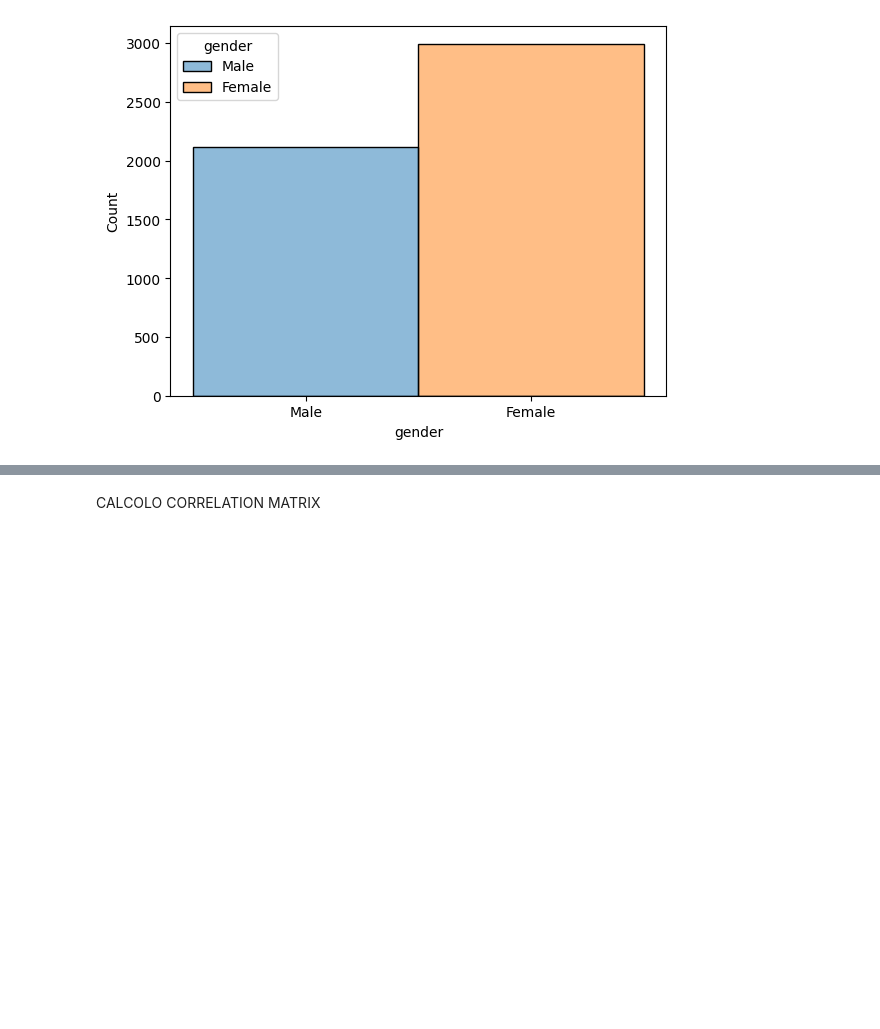
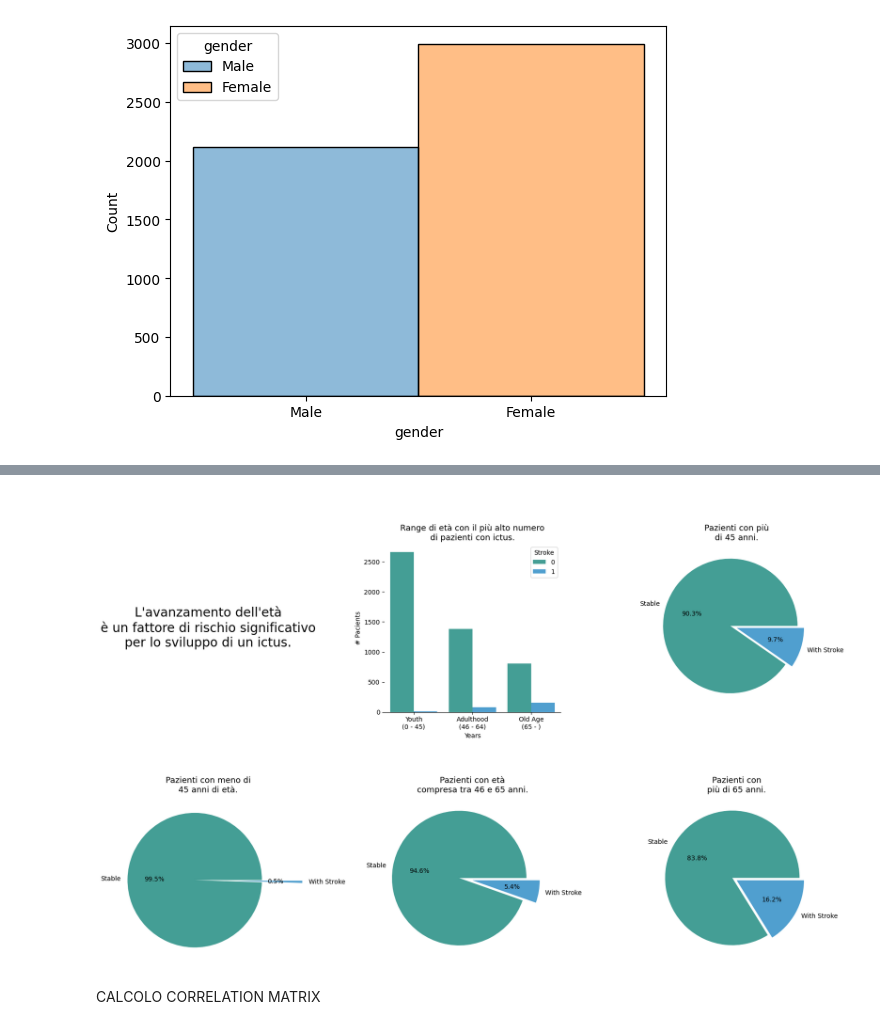
Before and after one commit to Daniele-00/Progetto-MachineLearning, a Jupyter notebook: ProgettoStroke/progettoML.ipynb, the cells around one changed output, grey strips where cells are left out. Cells and saved outputs as stored; diff of their text form; code cells hidden in the pictures; blank space fills up the shorter version.

Commit message:
Add plot

```diff
--- a/ProgettoStroke/progettoML.ipynb
+++ b/ProgettoStroke/progettoML.ipynb
@@ -23,6 +28,10 @@ from sklearn.preprocessing import MinMaxScaler
 from statsmodels.stats.outliers_influence import variance_inflation_factor
 from sklearn.model_selection import train_test_split
 
+# Color Palette.
+palette = sns.husl_palette(h=.5)
+palette_matrix = sns.color_palette("light:#5A9", as_cmap=True)
+
 #Lettura file CSV (nostro dataset)
 ds_stroke = pd.read_csv('dataset/healthcare-dataset-stroke-data.csv' ,\
      index_col = False , sep=',')
@@ -121,3 +139,90 @@ sns.histplot(data=ds_stroke , hue="gender" , x = 'gender')
+# %%
+# Categorizzazione dell'età
+ds_stroke['age_range'] = pd.cut(ds_stroke['age'], bins=[0, 46, 65, np.inf], include_lowest=True,
+                             labels=["Youth\n(0 - 45)", "Adulthood\n(46 - 64)", "Old Age\n(65 - )"])
+
+ds_stroke['old_age'] = pd.cut(ds_stroke['age'], bins=[0, 46, np.inf], include_lowest=True,
+                             labels=["Youth", "Adulthood & Old Age"])
+
+# Adulthood & Old Age.
+adul_old = len(ds_stroke.loc[(ds_stroke['old_age'] == "Adulthood & Old Age") & (ds_stroke['stroke'] == 0)])
+adul_old_stroke = len(ds_stroke.loc[(ds_stroke['old_age'] == "Adulthood & Old Age") & (ds_stroke['stroke'] == 1)])
+adul_old_total = len(ds_stroke.loc[(ds_stroke['old_age'] == "Adulthood & Old Age")])
+adul_old = round((adul_old / adul_old_total) * 100, 2)
+adul_old_stroke = round((adul_old_stroke / adul_old_total) * 100, 2)
+patients_adul_old = [adul_old, adul_old_stroke]
+
+# Youth.
+youth = len(ds_stroke.loc[(ds_stroke['age_range'] == "Youth\n(0 - 45)") & (ds_stroke['stroke'] == 0)])
+youth_stroke = len(ds_stroke.loc[(ds_stroke['age_range'] == "Youth\n(0 - 45)") & (ds_stroke['stroke'] == 1)])
+youth_total = len(ds_stroke.loc[(ds_stroke['age_range'] == "Youth\n(0 - 45)")])
+youth = round((youth / youth_total) * 100, 2)
+youth_stroke = round((youth_stroke / youth_total) * 100, 2)
+patients_youth = [youth, youth_stroke]
+
+# Adulthood.
+adul = len(ds_stroke.loc[(ds_stroke['age_range'] == "Adulthood\n(46 - 64)") & (ds_stroke['stroke'] == 0)])
+adul_stroke = len(ds_stroke.loc[(ds_stroke['age_range'] == "Adulthood\n(46 - 64)") & (ds_stroke['stroke'] == 1)])
+adul_total = len(ds_stroke.loc[(ds_stroke['age_range'] == "Adulthood\n(46 - 64)")])
+adul = round((adul / adul_total) * 100, 2)
+adul_stroke = round((adul_stroke / adul_total) * 100, 2)
+patients_adul = [adul, adul_stroke]
+
+# Old Age.
+old = len(ds_stroke.loc[(ds_stroke['age_range'] == "Old Age\n(65 - )") & (ds_stroke['stroke'] == 0)])
+old_stroke = len(ds_stroke.loc[(ds_stroke['age_range'] == "Old Age\n(65 - )") & (ds_stroke['stroke'] == 1)])
+old_total = len(ds_stroke.loc[(ds_stroke['age_range'] == "Old Age\n(65 - )")])
+old = round((old / old_total) * 100, 2)
+old_stroke = round((old_stroke / old_total) * 100, 2)
+patients_old = [old, old_stroke]
+
+# Plot
+fig = plt.figure(figsize=(20,12))
+gs = fig.add_gridspec(2,3)
+gs.update(wspace=0.5, hspace=0.5)
+
+# Plot Title
+ax0 = fig.add_subplot(gs[0,0])
+ax0.text(0.5,0.5,"L'avanzamento dell'età\nè un fattore di rischio significativo\nper lo sviluppo di un ictus.",
+         fontsize=20, horizontalalignment='center', verticalalignment='center')
+ax0.spines[["bottom", "top", "left", "right"]].set_visible(False)
+ax0.tick_params(left=False, bottom=False)
+ax0.set_xticklabels([])
+ax0.set_yticklabels([])
+
+# Plot Age Range.
+ds_melted = pd.melt(ds_stroke, id_vars=['age_range'], value_vars=['stroke'])
+ax1 = fig.add_subplot(gs[0,1])
+ax1 = sns.countplot(x='age_range', hue='value', data=ds_melted, palette=palette)
+ax1.set_title(f"\n\n\nRange di età con il più alto numero\ndi pazienti con ictus.", fontsize=13)
+ax1.legend(title='Stroke')
+ax1.spines[['top', 'right', 'left']].set_visible(False)
+ax1.set_xlabel('Years')
+ax1.set_ylabel('# Pacients')
+
+# Plot Adul Old.
+ax2 = fig.add_subplot(gs[0, 2])
+ax2 = plt.pie(patients_adul_old, labels = ['Stable', 'With Stroke'], autopct='%1.1f%%', explode=[0.1, 0], colors = ['#449E95', '#509FCF'])
+plt.title("Pazienti con più\ndi 45 anni.", fontsize=13)
+
+# Plot Youth.
+ax2 = fig.add_subplot(gs[1, 0])
+ax2 = plt.pie(patients_youth, labels = ['Stable', 'With Stroke'], autopct='%1.1f%%', explode=[0.2, 0.4], colors = ['#449E95', '#509FCF'])
+plt.title("Pazienti con meno di\n45 anni di età.", fontsize=13)
+
+# Plot Adul.
+ax2 = fig.add_subplot(gs[1, 1])
+ax2 = plt.pie(patients_adul, labels = ['Stable', 'With Stroke'], autopct='%1.1f%%', explode=[0.2, 0], colors = ['#449E95', '#509FCF'])
+plt.title("Pazienti con età\ncompresa tra 46 e 65 anni.", fontsize=13)
+
+# Plot Old.
+ax2 = fig.add_subplot(gs[1, 2])
+ax2 = plt.pie(patients_old, labels = ['Stable', 'With Stroke'], autopct='%1.1f%%', explode=[0.075, 0], colors = ['#449E95', '#509FCF'])
+plt.title("Pazienti con\npiù di 65 anni.", fontsize=13)
+
+plt.show()
+# %% [output]
+[figure, added]
 # %% [markdown]
 CALCOLO CORRELATION MATRIX
 # %%
```
Also changed, not shown: parts of 8 cells of this notebook.
